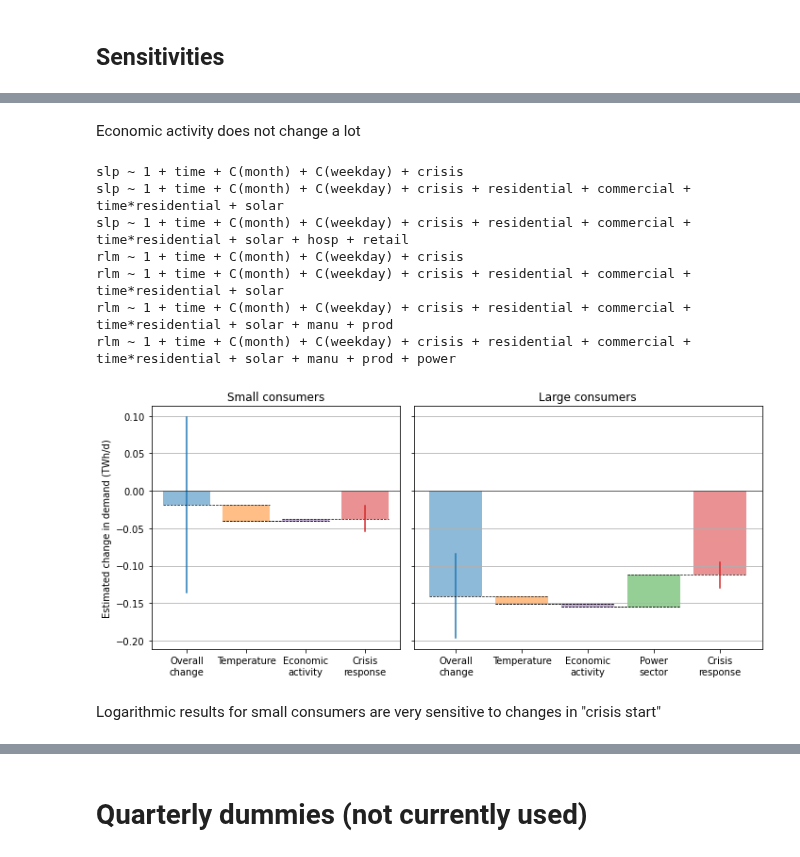
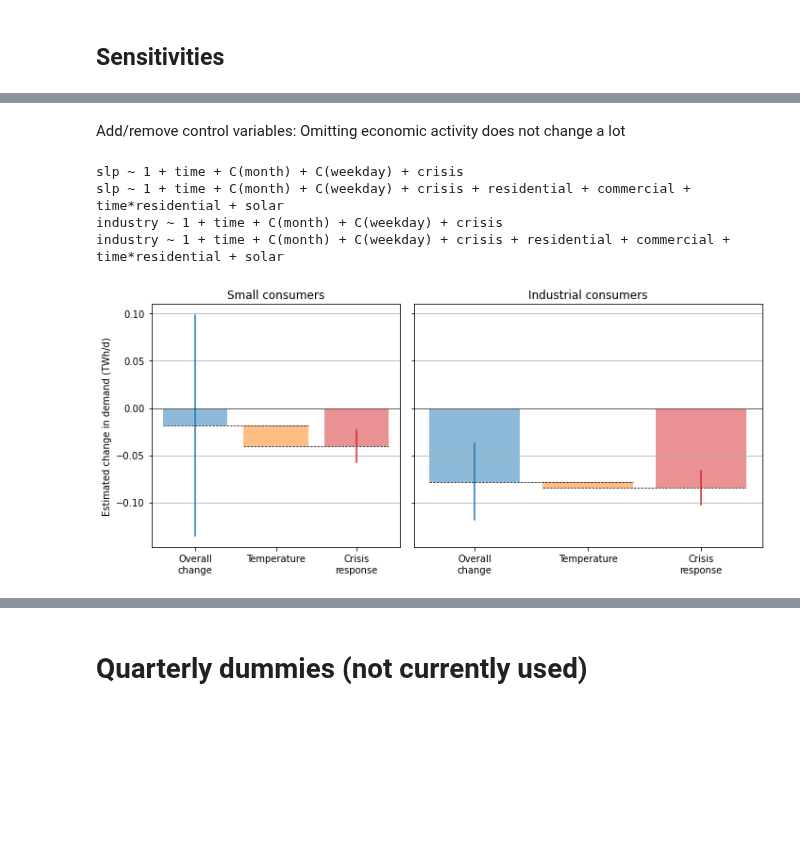
Before and after one commit to oruhnau/energy_demand, a Jupyter notebook: top_down/analysis.ipynb, the cells around one changed output, grey strips where cells are left out. Drawn from its saved outputs; the diff is of its cells as text; code cells hidden in the pictures; blank space fills up the shorter version.

```diff
--- a/top_down/analysis.ipynb
+++ b/top_down/analysis.ipynb
@@ -101,7 +101,9 @@ def all_models(dummy_list, consumer='rlm', further_controls=False, econ=False):
 
         control_list = [d for d in dummy_list]
         if 'temp' in name:
-            control_list += ['w2h','time*w2h','temp','solar']
+            control_list += ['residential','commercial','time*residential','solar']
+#        if 'temp' in name:
+#            control_list += 'w2h','time*w2h','temp,'solar']
         if 'econ' in name:
             control_list += ['manu','prod'] if (consumer=='rlm' or consumer=='industry') else ['hosp','retail']
         if 'power' in name:
@@ -157,7 +159,7 @@ def plot_waterfall(ax, results, consumer='rlm', ylabel=''):
     title_conversion = {
         'slp':'Small consumers',
         'rlm':'Large consumers',
-        'industry':'Industry',
+        'industry':'Industrial consumers',
     }
     ax.set_title(title_conversion[consumer])
     if log:
@@ -347,18 +429,13 @@ rlm ~ 1 + time + C(month) + C(weekday) + crisis + residential + commercial + tim
 # %% [markdown]
-Economic activity does not change a lot
+Add/remove control variables: Omitting economic activity does not change a lot
 # %%
 log=False
 fitting_start = "2017-01-01"
 crisis_start = "2021-08-01"
-results = one_dummy(econ=True)
+results = one_dummy(econ=False)
 # %% [output]
 slp ~ 1 + time + C(month) + C(weekday) + crisis
 slp ~ 1 + time + C(month) + C(weekday) + crisis + residential + commercial + time*residential + solar
-slp ~ 1 + time + C(month) + C(weekday) + crisis + residential + commercial + time*residential + solar + hosp + retail
-rlm ~ 1 + time + C(month) + C(weekday) + crisis
-rlm ~ 1 + time + C(month) + C(weekday) + crisis + residential + commercial + time*residential + solar
-rlm ~ 1 + time + C(month) + C(weekday) + crisis + residential + commercial + time*residential + solar + manu + prod
-rlm ~ 1 + time + C(month) + C(weekday) + crisis + residential + commercial + time*residential + solar + manu + prod + power
+industry ~ 1 + time + C(month) + C(weekday) + crisis
+industry ~ 1 + time + C(month) + C(weekday) + crisis + residential + commercial + time*residential + solar
-[figure, old version]
+[figure, new version]
-# %% [markdown]
-Logarithmic results for small consumers are very sensitive to changes in "crisis start"
```
Also changed, not shown: parts of 25 cells of this notebook.
